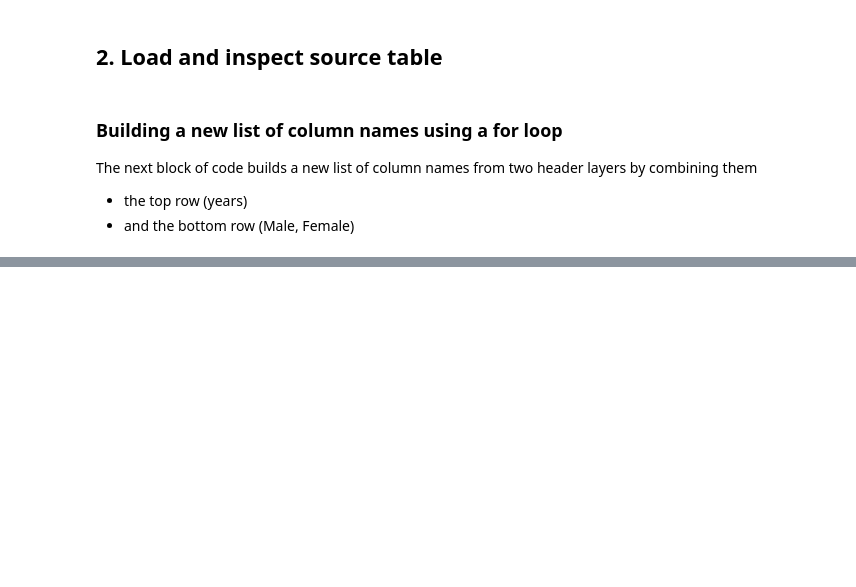
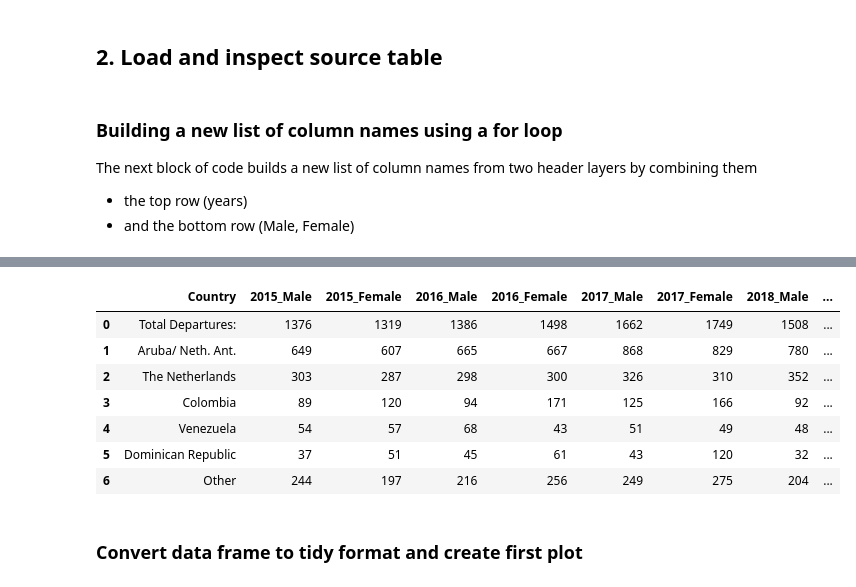
Before and after one commit to GirelliG-it/aruba_population_analyses, a Jupyter notebook: notebooks/1_12_departures_data.ipynb, the cells around one changed output, grey strips where cells are left out. Cells and saved outputs as stored; diff of their text form; code cells hidden in the pictures; blank space fills up the shorter version.

```diff
--- a/notebooks/1_12_departures_data.ipynb
+++ b/notebooks/1_12_departures_data.ipynb
@@ -127,0 +125,19 @@ clean_df
+# %%
+# Remove last row containing souce information
+
+clean_df = clean_df[
+    ~clean_df["Country"].astype(str).str.startswith("Source:", na=False)
+].reset_index(drop=True)
+
+clean_df
+# %% [output]
+|  | Country | 2015_Male | 2015_Female | 2016_Male | 2016_Female | 2017_Male | 2017_Female | 2018_Male | ... |
+| 0 | Total Departures: | 1376 | 1319 | 1386 | 1498 | 1662 | 1749 | 1508 | ... |
+| 1 | Aruba/ Neth. Ant. | 649 | 607 | 665 | 667 | 868 | 829 | 780 | ... |
+| 2 | The Netherlands | 303 | 287 | 298 | 300 | 326 | 310 | 352 | ... |
+| 3 | Colombia | 89 | 120 | 94 | 171 | 125 | 166 | 92 | ... |
+| 4 | Venezuela | 54 | 57 | 68 | 43 | 51 | 49 | 48 | ... |
+| 5 | Dominican Republic | 37 | 51 | 45 | 61 | 43 | 120 | 32 | ... |
+| 6 | Other | 244 | 197 | 216 | 256 | 249 | 275 | 204 | ... |
+# %% [markdown]
+### Convert data frame to tidy format and create first plot
```
Also changed, not shown: parts of 8 cells of this notebook, 1 other file.
